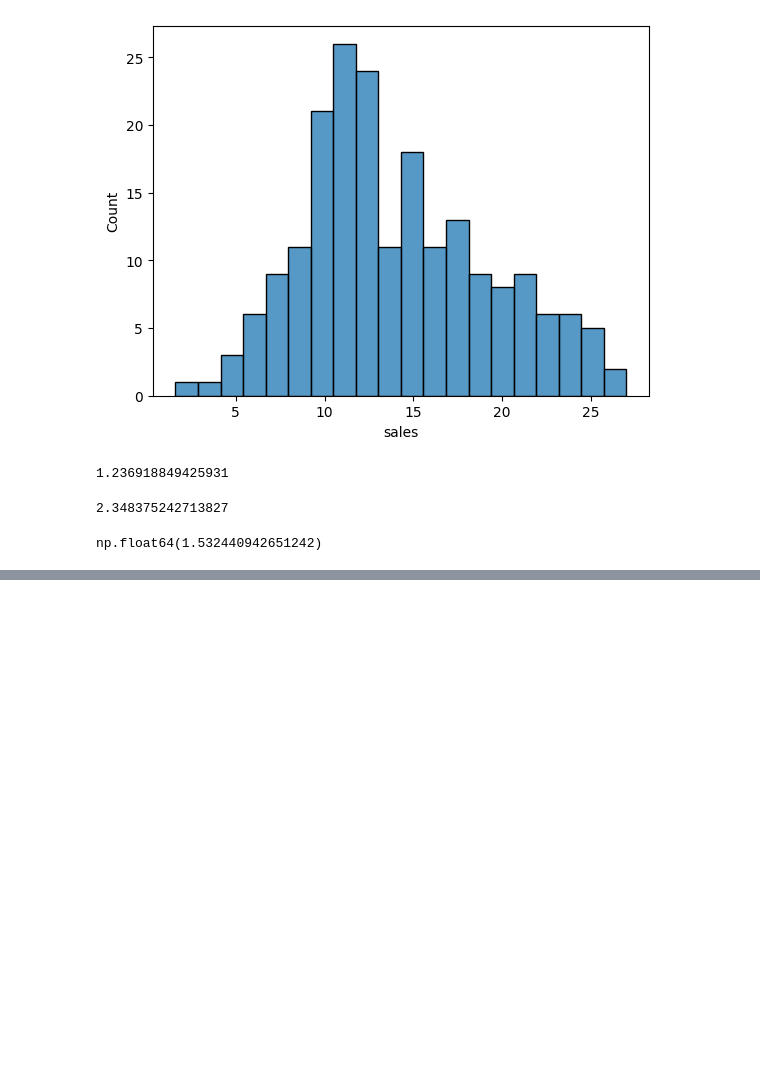
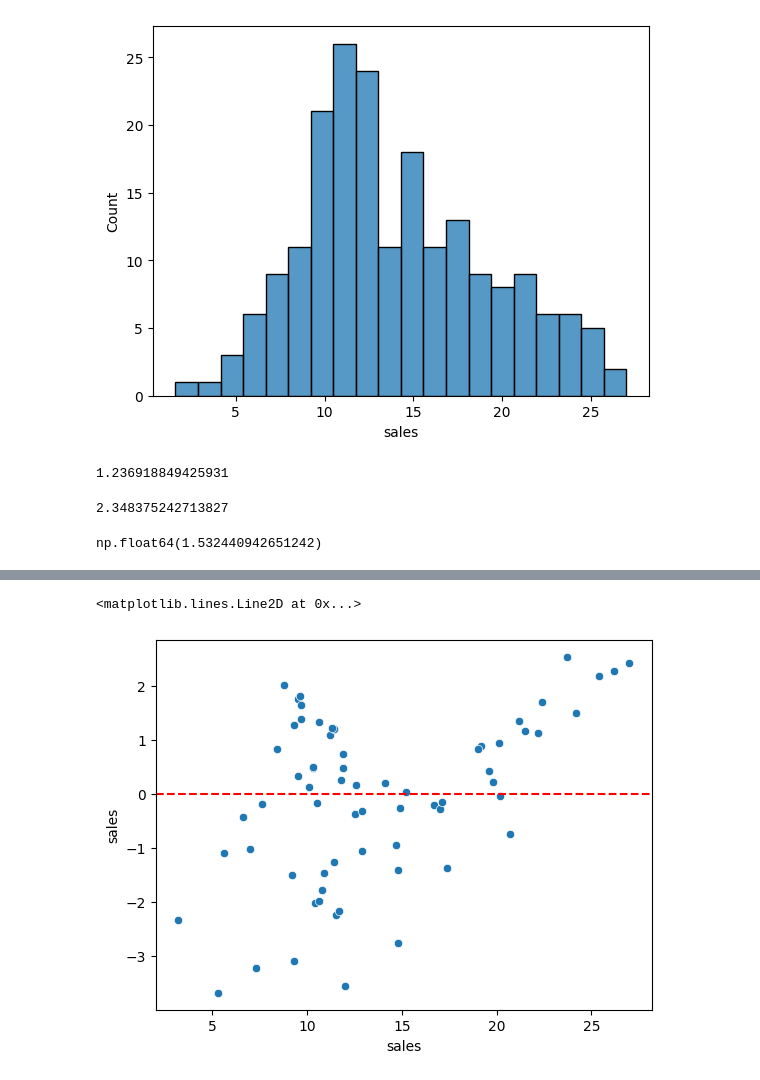
Before and after one commit to smdarshad000-lab/data-science-concepts, a Jupyter notebook: 16_linear_regression_scikit-learn.ipynb, the cells around one changed output, grey strips where cells are left out. Cells and saved outputs as stored; diff of their text form; code cells hidden in the pictures; blank space fills up the shorter version.

```diff
--- a/16_linear_regression_scikit-learn.ipynb
+++ b/16_linear_regression_scikit-learn.ipynb
@@ -237,3 +237,5 @@ mean_squared_error(y_test, test_predictions) #this will calculate the mean_squar
 np.sqrt(mean_squared_error(y_test, test_predictions)) #this is the  Root mean square error
 # %% [output]
 np.float64(1.532440942651242)
+# %%
+test_residuals = y_test - test_predictions
@@ -239,0 +259,6 @@ np.float64(1.532440942651242)
+# %%
+sns.scatterplot(x=y_test, y=test_residuals)
+plt.axhline(y=0, color='r', ls='--')
+# %% [output]
+<matplotlib.lines.Line2D at 0x...>
+[figure, added]
```
Also changed, not shown: parts of 15 cells of this notebook, 1 other file.
